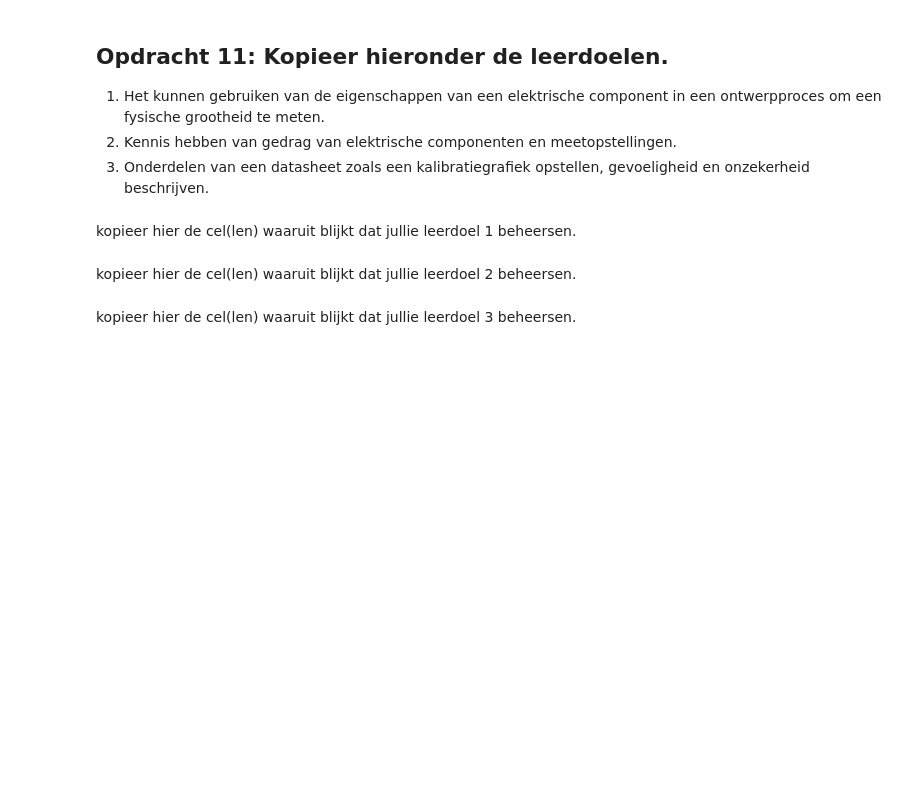
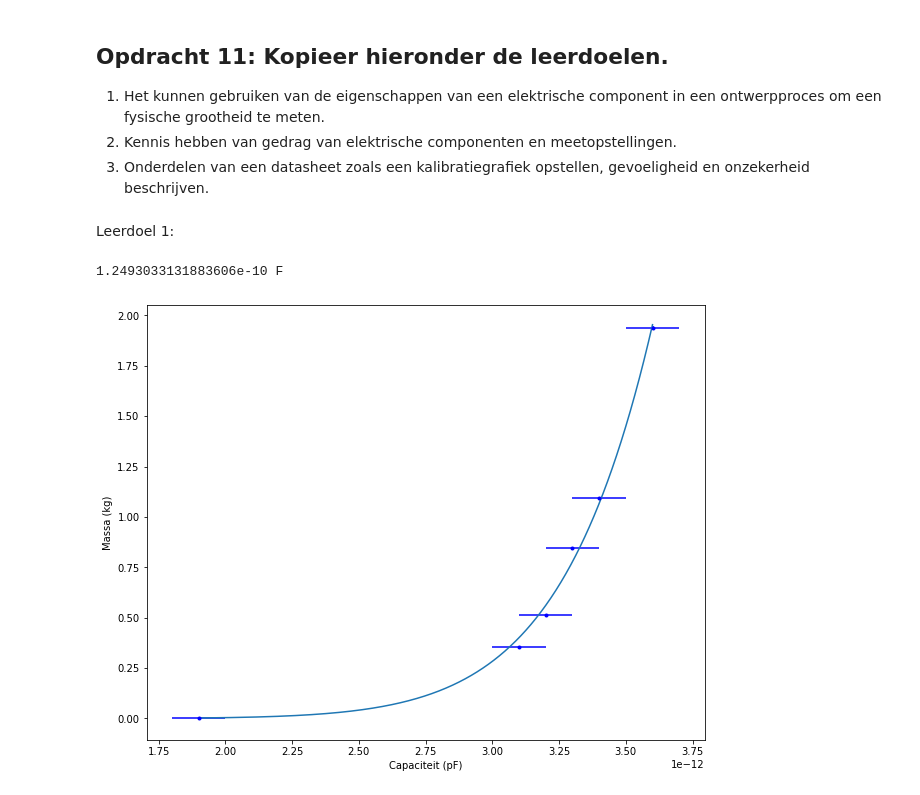
Before and after one commit to faical2354/opdrachten-DEF-D, a Jupyter notebook: FysiekeOntwerpopdrachten/2OntwerpEenSensorCondensator/DEFOntwerpopdracht2OntwerpEenSensorInvulTemplate.ipynb, the cells around one changed output. Cells and saved outputs as stored; diff of their text form; code cells hidden in the pictures; blank space fills up the shorter version.

```diff
--- a/FysiekeOntwerpopdrachten/2OntwerpEenSensorCondensator/DEFOntwerpopdracht2OntwerpEenSensorInvulTemplate.ipynb
+++ b/FysiekeOntwerpopdrachten/2OntwerpEenSensorCondensator/DEFOntwerpopdracht2OntwerpEenSensorInvulTemplate.ipynb
@@ -114,9 +169,44 @@ Vul hier de conclusie in
 1. Het kunnen gebruiken van de eigenschappen van een elektrische component in een ontwerpproces om een fysische grootheid te meten.
 2. Kennis hebben van gedrag van elektrische componenten en meetopstellingen.
 3. Onderdelen van een datasheet zoals een kalibratiegrafiek opstellen, gevoeligheid en onzekerheid beschrijven.
-# %% [markdown]
-kopieer hier de cel(len) waaruit blijkt dat jullie leerdoel 1 beheersen.
-# %% [markdown]
-kopieer hier de cel(len) waaruit blijkt dat jullie leerdoel 2 beheersen.
-# %% [markdown]
-kopieer hier de cel(len) waaruit blijkt dat jullie leerdoel 3 beheersen.
+# %% [markdown]
+Leerdoel 1:
+# %%
+# Schrijf hier een python functie die de capaciteit van een plaatcondensator uitrekent. Zorg dat de functie
+# als input de ontwerpparameters van de vlakke plaat formule accepteert (oppervlakte, afstand en diëlektrische
+# constante) en als output de capaciteit van de vlakke plaat condensator met die ontwerpparameters.
+# Je gaat deze formule de rest van de dag gebruiken: controleer hem goed!
+import numpy as np
+import matplotlib.pyplot as plt
+from scipy.optimize import curve_fit
+def Capaciteit(eps0, epsr,A, d):
+    return (eps0*epsr*A/d)
+
+def Capaciteit2(R,A_in,A_out, f):
+    return A_out/(R*2*np.pi*f*A_in)
+print(Capaciteit2(1000,15.16,1.19,100000),"F")
+# Optioneel: schrijf je functie zodanig dat je arrays als input kan geven en (dus) ook arrays als output.
+# %% [output]
+1.2493033131883606e-10 F
+# %%
+# Plot hier je oorspronkelijke en je uiteindelijke kalibratiegrafieken, fit daar een bijpassende lijn door
+# en zet ook de verwachte ontwerpgrafiek erbij
+# Plot hier je gemeten kalibratiegrafiek en plot in dezelfde figuur ook je verwachte ontwerpgrafiek.
+massa = np.array([0, 0.3527, 0.5116, 0.8446, 1.0923, 1.9369])
+Farad = np.array([1.9, 3.1, 3.2, 3.3, 3.4, 3.6]) *1e-12
+
+def fitfunc(x, a, b, c):
+    return a/(x**b)
+
+popt, pcov = curve_fit(fitfunc, Farad, massa, maxfev=200000)
+
+x2 = np.linspace(np.min(Farad), np.max(Farad), 1000)
+
+plt.figure(figsize=(10,8))
+plt.errorbar(Farad, massa, yerr= 0.008, xerr=0.1e-12, fmt='b.', )
+plt.plot(x2, fitfunc(x2, *popt))
+plt.ylabel('Massa (kg)')
+plt.xlabel('Capaciteit (pF)')
+plt.show()
+# %% [output]
+[figure, added]
```
Also changed, not shown: parts of 25 cells of this notebook, 11 other files.
